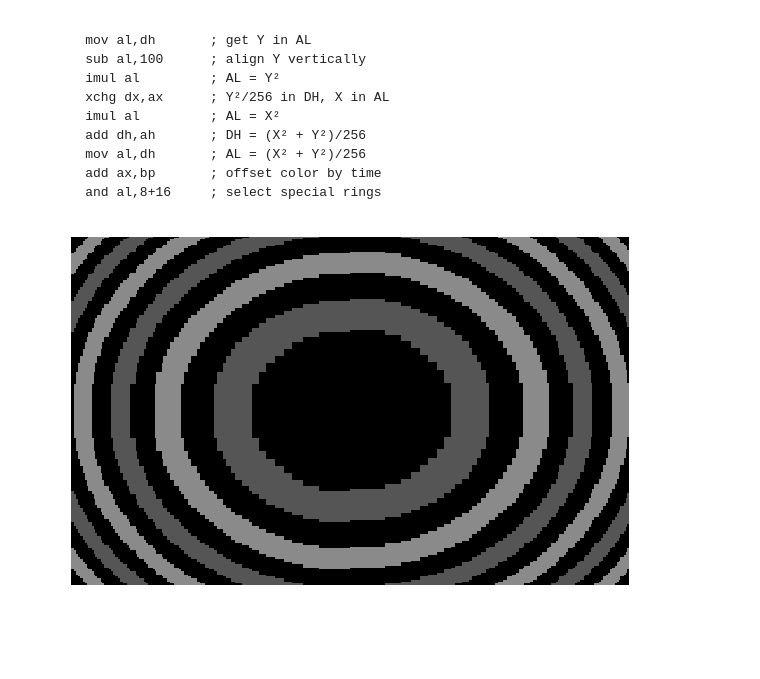
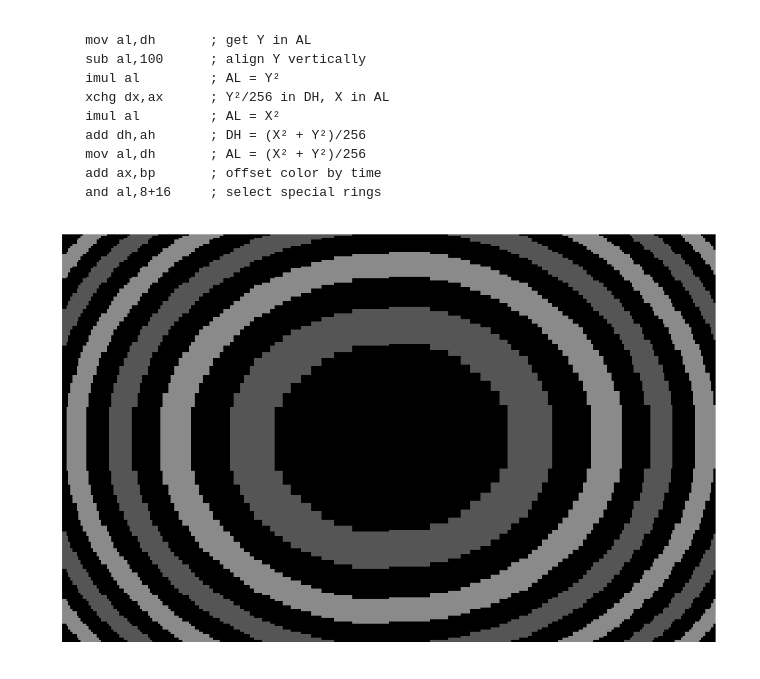
Before and after one commit to cesarmiquel/memories-256b-msdos-intro, a Jupyter notebook: notebook/memories-notebook.ipynb, the cells around one changed output. Cells and saved outputs as stored; diff of their text form; code cells hidden in the pictures; blank space fills up the shorter version.

```diff
--- a/notebook/memories-notebook.ipynb
+++ b/notebook/memories-notebook.ipynb
@@ -172,7 +172,7 @@ plt.show()
 # ---------------------------------------------------------
 vga_memory = []
 
-bp = 0x13                # you can change bp manually to see what happens
+bp = 0                # you can change bp manually to see what happens
 
 for di in range(0, 0xffff + 1):
 
@@ -208,7 +208,7 @@ for di in range(0, 0xffff + 1):
 
 
 # Plot the contents of VGA RAM with correct colors
-bits = np.mat(vga_memory[0:320*200])
+bits = np.mat(vga_memory[160:320*200+160])
 bits = bits.reshape(200, 320)
 
 rgb = []
@@ -222,10 +222,10 @@ for row in range(0, 200):
 rgb_m = np.array(rgb)
 rgb_m.shape = (200, 320, 3)
 
-plt.figure(figsize=(10,10))
-plt.imshow(rgb_m, interpolation='none',origin='upper' )
+plt.figure(figsize=(16,16))
+plt.imshow(rgb_m, interpolation='none',origin='lower' )
 plt.xticks([0,320],['0', '320'])
-plt.yticks([0,200],['0', '200'])
+plt.yticks([0,00],['0', '200'])
 #plt.axis("off")
 plt.show()
 # %% [output]
@@ -249,18 +249,17 @@ plt.show()
 # This code simulates the effect
 # ---------------------------------------------------------
 
-# Simulta imul for two signed bytes as input
+# Simulate signed 8 bit multiplation
+# for two signed bytes as input and 16 bit out
 def imul8(a, b):
     if a > 0x80:
         a = a - 0x100
     if b > 0x80:
         b = b - 0x100
-    result = a * b
-    return result & 0xffff
+    return (a * b) & 0xffff
 
 vga_memory = []
-
-bp = 0                # you can change bp manually to see what happens
+bp         = 0                # you can change bp manually to see what happens
 
 for di in range(0, 0xffff + 1):
 
@@ -274,12 +273,6 @@ for di in range(0, 0xffff + 1):
     dh = (dx & 0xff00) >> 8
     al = ax & 0xff
     ah = (ax & 0xff00) >> 8
-
-    # DEBUG
-    #dl = 0
-    #dx = dh << 16 + dl
-    #dl = 0
-    #dh = 100
 
     # Start of effect code ------------------------------------
     # mov al, dh
@@ -319,32 +312,32 @@ for di in range(0, 0xffff + 1):
 
     # and al,8+16   ; select special rings
     al = al & 0b00011000
 
     # End of effect code ---------------------------------------
 
     # Save byte to Video RAM
     vga_memory.append(al)
 
 # Plot the contents of VGA RAM with correct colors
 bits = np.mat(vga_memory[160:320*200+160])
 bits = bits.reshape(200, 320)
 
 rgb = []
 for row in range(0, 200):
     for col in range(0, 320):
         rgb_pixel = vga_palette[ bits[row, col] ]
         rgb.append(int(rgb_pixel[0]))
         rgb.append(int(rgb_pixel[1]))
         rgb.append(int(rgb_pixel[2]))
 
 rgb_m = np.array(rgb)
 rgb_m.shape = (200, 320, 3)
 
-plt.figure(figsize=(10,10))
+plt.figure(figsize=(16,16))
 plt.imshow(rgb_m, interpolation='none',origin='upper' )
 plt.xticks([0,320],['0', '320'])
 plt.yticks([0,200],['0', '200'])
 plt.axis("off")
 plt.show()
 # %% [output]
-[figure, old version]
+[figure, new version]
```
Also changed, not shown: parts of 1 cell of this notebook, 8 other files.
